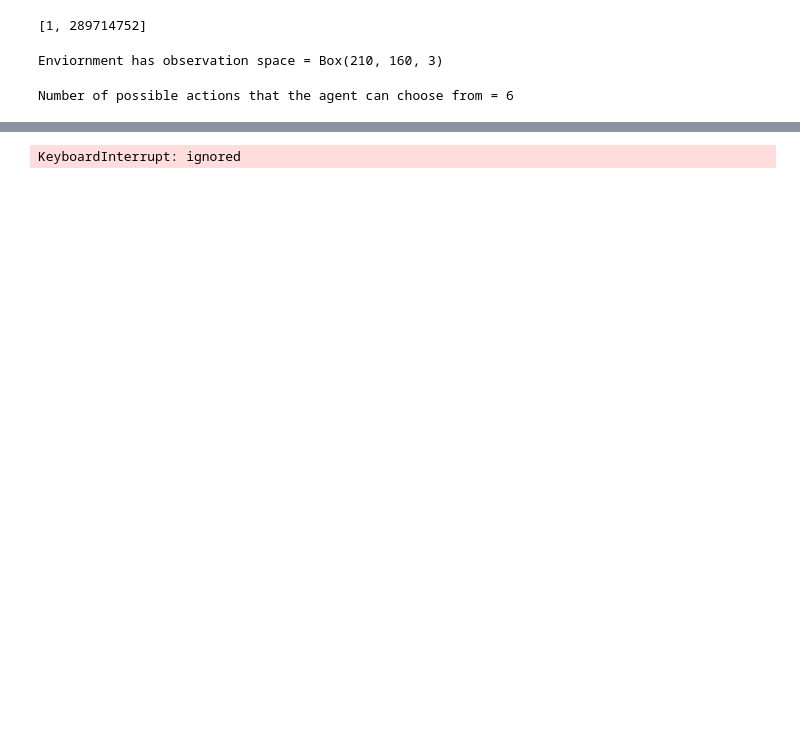
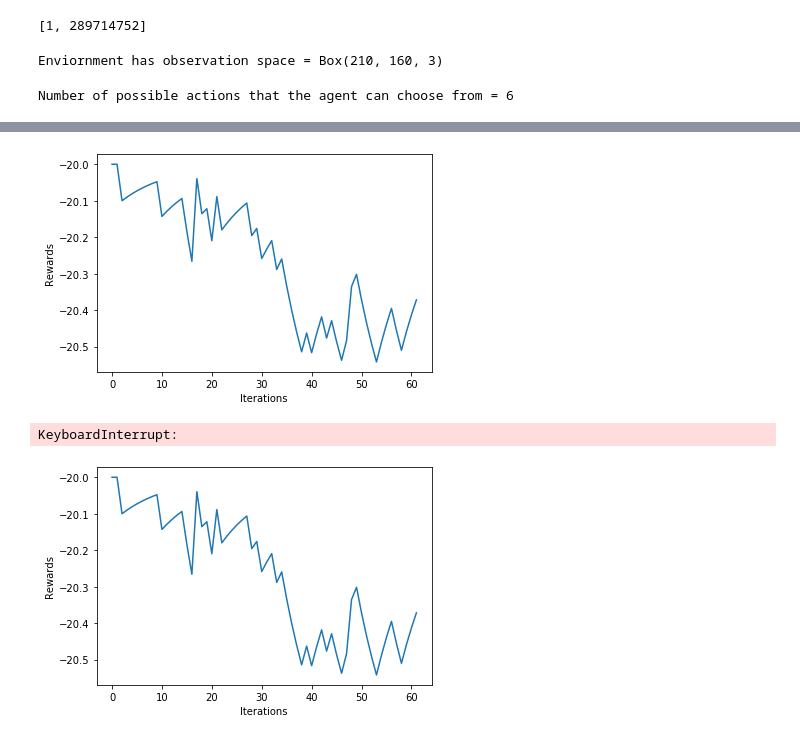
Before and after one commit to abhiWriteCode/Pong, a Jupyter notebook: Pong.ipynb, the cells around one changed output, grey strips where cells are left out. Saved outputs shown, nothing was run; the diff lists cells and outputs as text; code cells hidden in the pictures; blank space fills up the shorter version.

```diff
--- a/Pong.ipynb
+++ b/Pong.ipynb
@@ -91,14 +88,17 @@ def choose_action(model, observation):
 
     return action
 # %%
+from collections import deque
+
 class Memory:
-    def __init__(self):
+    def __init__(self, buffer_size=-1):
+        self.size = buffer_size
         self.clear()
 
     def clear(self):
-        self.observations = []
-        self.actions = []
-        self.rewards = []
+        self.observations = deque() if self.size == -1 else deque(maxlen = self.size)
+        self.actions = deque() if self.size == -1 else deque(maxlen = self.size)
+        self.rewards = deque() if self.size == -1 else deque(maxlen = self.size)
 
     def add_to_memory(self, new_observation, new_action, new_reward):
         self.observations.append(new_observation)
@@ -130,3 +127,7 @@ optimizer = tf.train.AdamOptimizer(learning_rate)
+# %%
+memory = Memory(100)
+learning_rate=1e-3
+optimizer = tf.keras.optimizers.Adam(learning_rate)
 # %%
 def compute_loss(logits, actions, rewards):
     '''TODO: complete the call to compute the loss'''
@@ -143,12 +144,12 @@ def train_step(model, optimizer, observations, actions, discounted_rewards):
         observations = tf.convert_to_tensor(observations, dtype=tf.float32)
         logits = model(observations)
 
-        '''TODO: call the compute_loss function to compute the loss'''
-        loss = compute_loss(logits, actions, discounted_rewards) # TODO
+        '''call the compute_loss function to compute the loss'''
+        loss = compute_loss(logits, actions, discounted_rewards)
 
-    '''TODO: run backpropagation using the tape.gradient method'''
-    grads = tape.gradient(loss, model.variables) # TODO
-    optimizer.apply_gradients(zip(grads, model.variables), global_step=tf.train.get_or_create_global_step())
+    '''run backpropagation using the tape.gradient method'''
+    grads = tape.gradient(loss, model.variables)
+    optimizer.apply_gradients(zip(grads, model.variables))
 # %%
 def pre_process(image):
     I = image[35:195] # Crop
@@ -190,38 +189,40 @@ for i_episode in range(MAX_ITERS):
 
 
     while True:
         # Pre-process image
         current_frame = pre_process(observation)
 
-        '''TODO: determine the observation change
-        Hint: this is the difference between the past two frames'''
-        obs_change = current_frame - previous_frame # TODO
+        '''determine the observation change
+        this is the difference between the past two frames'''
+        obs_change = current_frame - previous_frame
 
-        '''TODO: choose an action for the pong model, using the frame difference, and evaluate'''
-        action = choose_action(pong_model, obs_change) # TODO
+        '''choose an action for the pong model, using the frame difference, and evaluate'''
+        action = choose_action(pong_model, obs_change)
 
         # Take the chosen action
         next_observation, reward, done, info = env.step(action)
 
-        '''TODO: save the observed frame difference, the action that was taken, and the resulting reward!'''
-        memory.add_to_memory(obs_change, action, reward) # TODO
+        '''save the observed frame difference, the action that was taken, and the resulting reward!'''
+        memory.add_to_memory(obs_change, action, reward)
 
         # is the episode over? did you crash or do so well that you're done?
         if done:
             # determine total reward and keep a record of this
             total_reward = sum(memory.rewards)
             smoothed_reward.append( total_reward )
 
             # begin training
             train_step(pong_model, optimizer,
                      observations = np.vstack(memory.observations),
                      actions = np.array(memory.actions),
                      discounted_rewards = discount_rewards(memory.rewards))
 
             memory.clear()
             break
 
         observation = next_observation
         previous_frame = current_frame
 # %% [output]
+[figure, added]
-KeyboardInterrupt: ignored
+KeyboardInterrupt:
+[figure, added]
```
Also changed, not shown: parts of 12 cells of this notebook, 2 other files.
